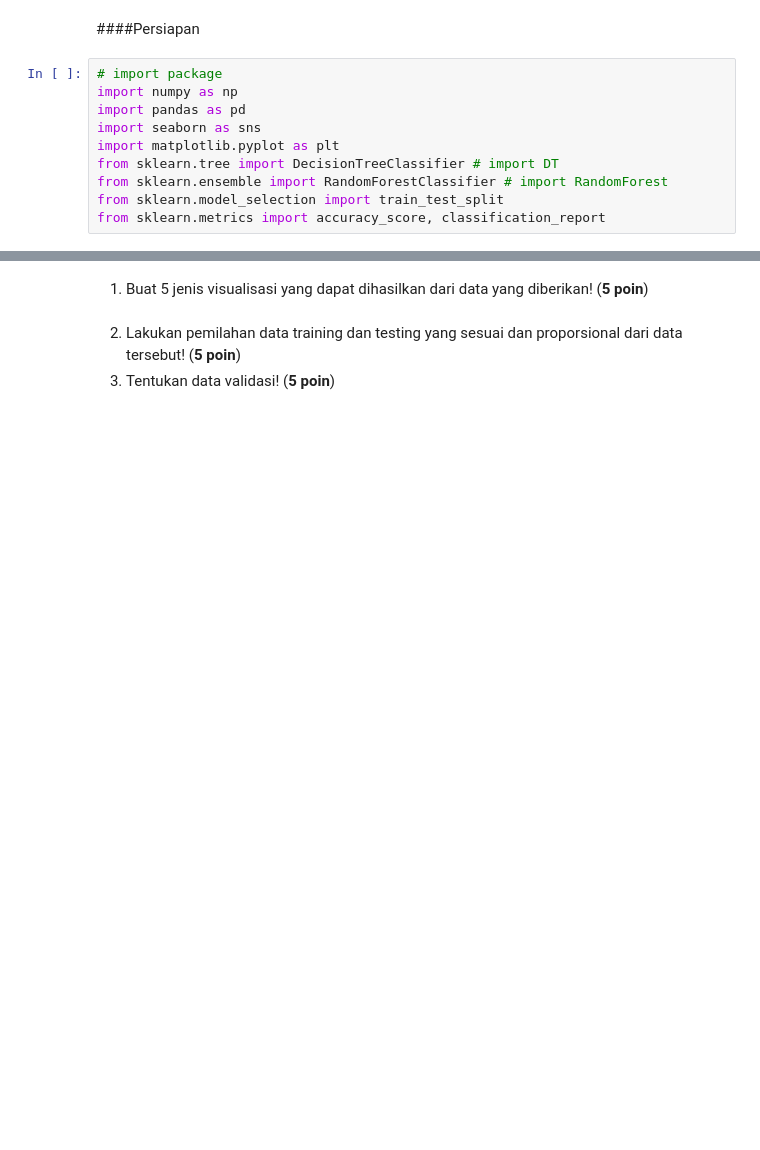
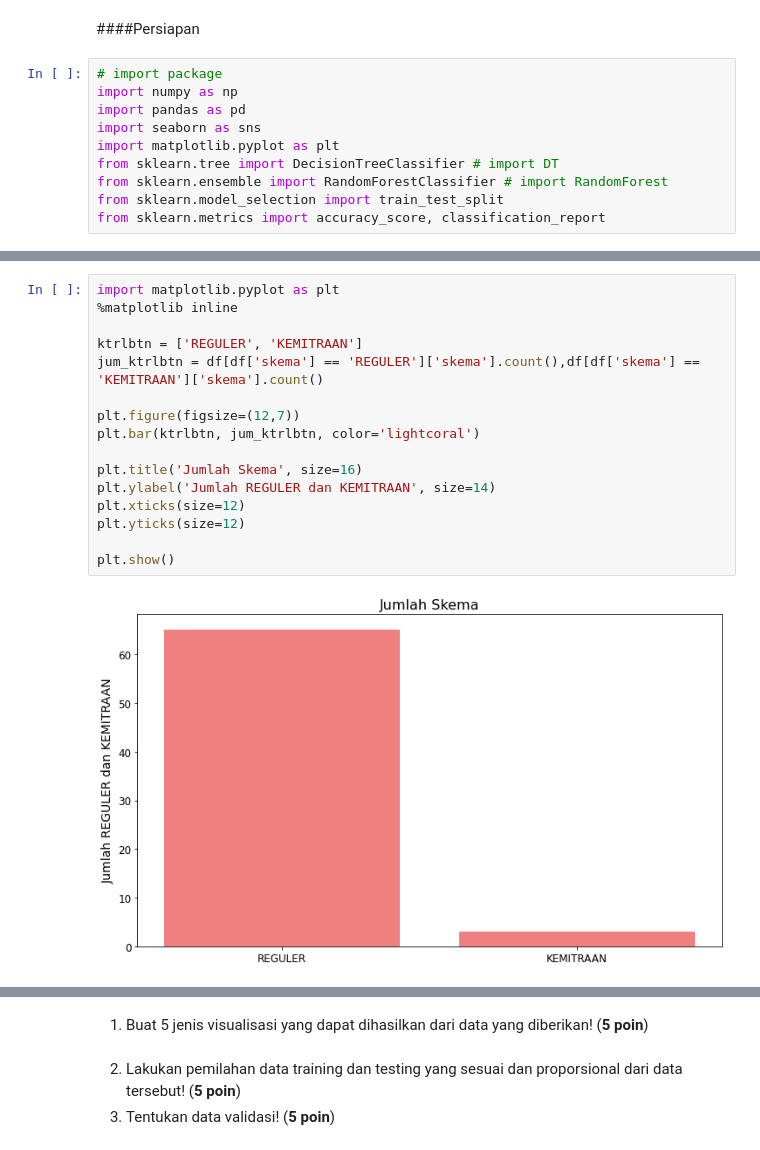
Before and after one commit to dhikaainul/Machine_Learning_Quiz_2, a Jupyter notebook: ML_Quiz2.ipynb, the cells around one changed output, grey strips where cells are left out. Saved outputs shown, nothing was run; the diff lists cells and outputs as text; blank space fills up the shorter version.

```diff
--- a/ML_Quiz2.ipynb
+++ b/ML_Quiz2.ipynb
@@ -40,0 +81,18 @@ df.head()
+# %%
+import matplotlib.pyplot as plt
+%matplotlib inline
+
+ktrlbtn = ['REGULER', 'KEMITRAAN']
+jum_ktrlbtn = df[df['skema'] == 'REGULER']['skema'].count(),df[df['skema'] == 'KEMITRAAN']['skema'].count()
+
+plt.figure(figsize=(12,7))
+plt.bar(ktrlbtn, jum_ktrlbtn, color='lightcoral')
+
+plt.title('Jumlah Skema', size=16)
+plt.ylabel('Jumlah REGULER dan KEMITRAAN', size=14)
+plt.xticks(size=12)
+plt.yticks(size=12)
+
+plt.show()
+# %% [output]
+[figure, added]
```
Also changed, not shown: parts of 11 cells of this notebook.
